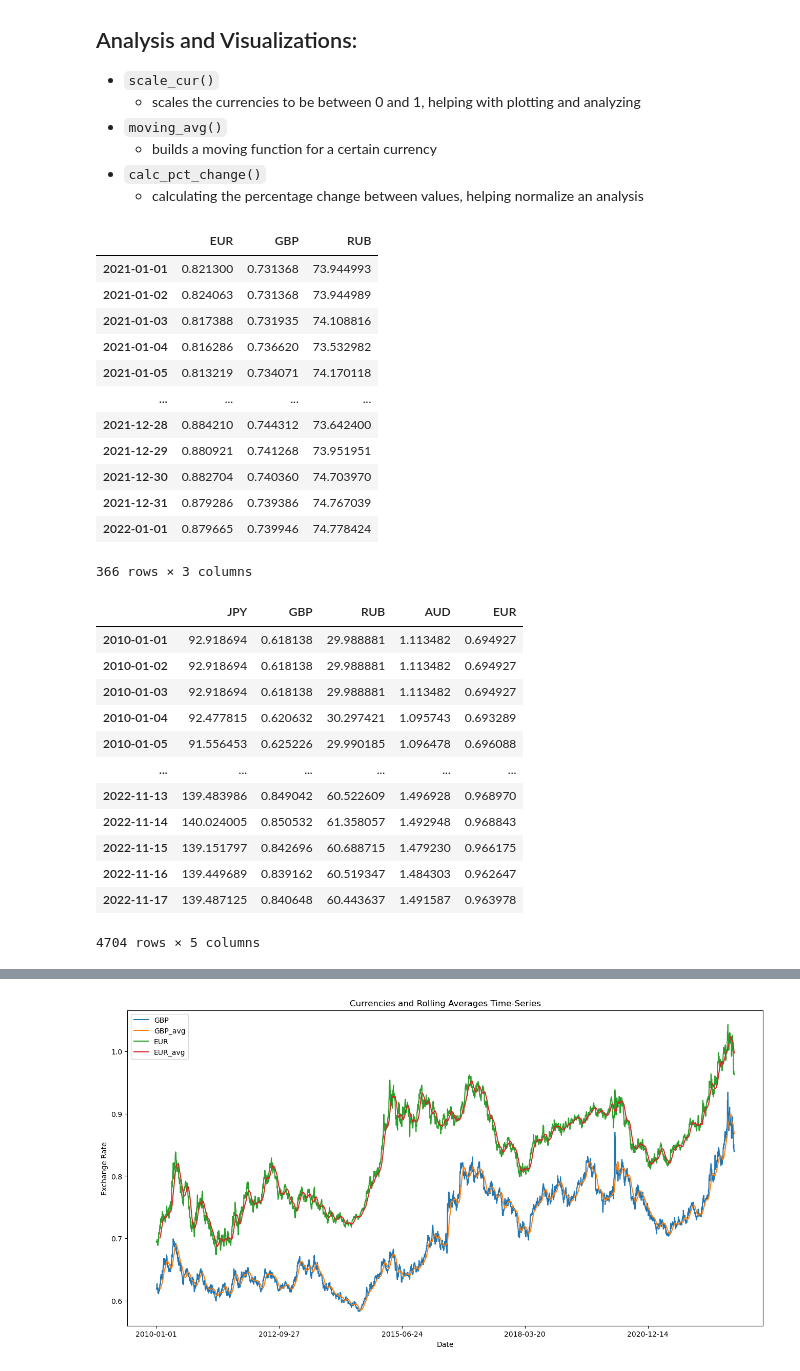
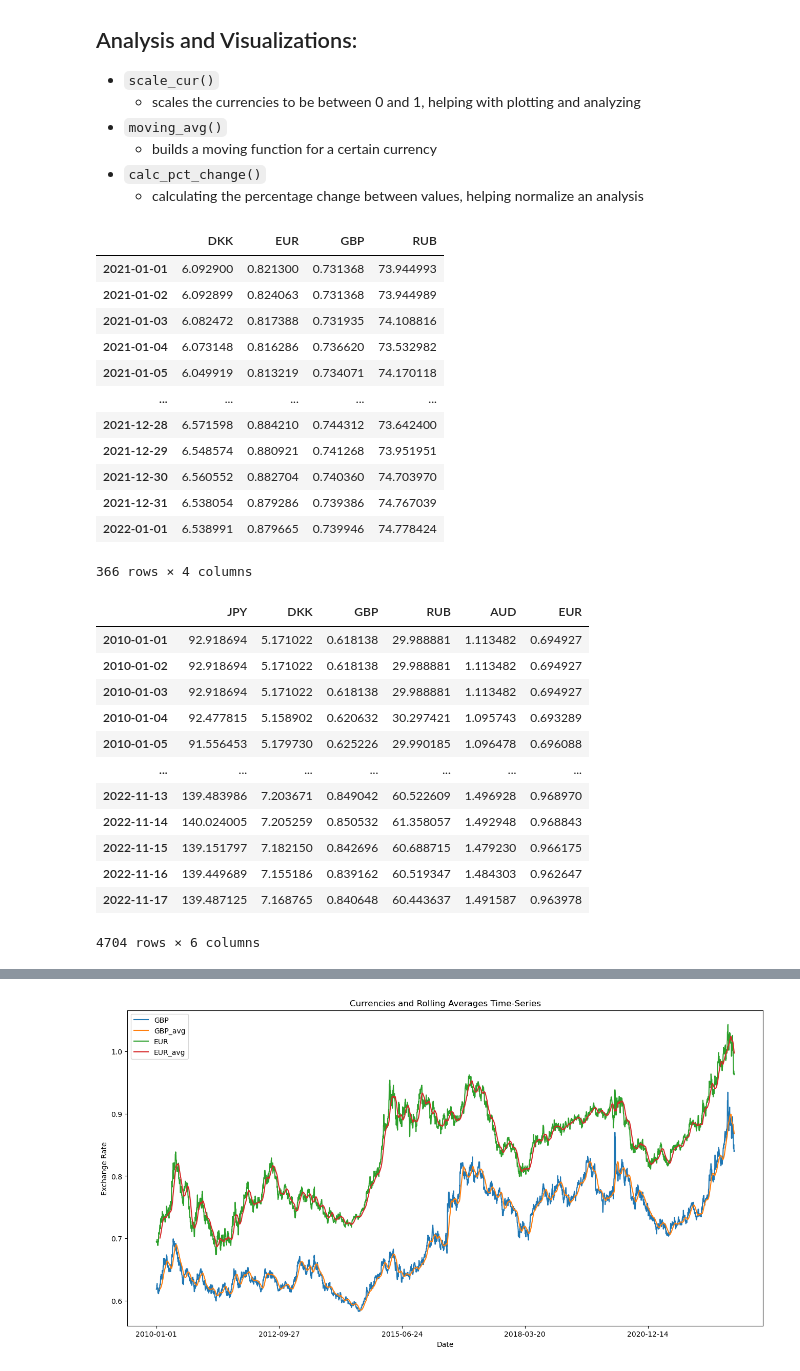
Before and after one commit to pogrebitskiy/Forex_Project, a Jupyter notebook: ML.ipynb, the cells around one changed output, grey strips where cells are left out. Saved outputs shown, nothing was run; the diff lists cells and outputs as text; code cells hidden in the pictures.

```diff
--- a/ML.ipynb
+++ b/ML.ipynb
@@ -82,66 +83,66 @@ def api_req(**kwargs):
 
     return pd.DataFrame(data['rates']).T
 
-api_req(start_date='2021-01-01', end_date='2022-01-01', base='USD', symbols='GBP,RUB,EUR')
+api_req(start_date='2021-01-01', end_date='2022-01-01', base='USD', symbols='GBP,RUB,EUR,DKK')
 # %% [output]
-|  | EUR | GBP | RUB |
-| 2021-01-01 | 0.821300 | 0.731368 | 73.944993 |
-| 2021-01-02 | 0.824063 | 0.731368 | 73.944989 |
-| 2021-01-03 | 0.817388 | 0.731935 | 74.108816 |
-| 2021-01-04 | 0.816286 | 0.736620 | 73.532982 |
-| 2021-01-05 | 0.813219 | 0.734071 | 74.170118 |
-| ... | ... | ... | ... |
-| 2021-12-28 | 0.884210 | 0.744312 | 73.642400 |
-| 2021-12-29 | 0.880921 | 0.741268 | 73.951951 |
-| 2021-12-30 | 0.882704 | 0.740360 | 74.703970 |
-| 2021-12-31 | 0.879286 | 0.739386 | 74.767039 |
-| 2022-01-01 | 0.879665 | 0.739946 | 74.778424 |
+|  | DKK | EUR | GBP | RUB |
+| 2021-01-01 | 6.092900 | 0.821300 | 0.731368 | 73.944993 |
+| 2021-01-02 | 6.092899 | 0.824063 | 0.731368 | 73.944989 |
+| 2021-01-03 | 6.082472 | 0.817388 | 0.731935 | 74.108816 |
+| 2021-01-04 | 6.073148 | 0.816286 | 0.736620 | 73.532982 |
+| 2021-01-05 | 6.049919 | 0.813219 | 0.734071 | 74.170118 |
+| ... | ... | ... | ... | ... |
+| 2021-12-28 | 6.571598 | 0.884210 | 0.744312 | 73.642400 |
+| 2021-12-29 | 6.548574 | 0.880921 | 0.741268 | 73.951951 |
+| 2021-12-30 | 6.560552 | 0.882704 | 0.740360 | 74.703970 |
+| 2021-12-31 | 6.538054 | 0.879286 | 0.739386 | 74.767039 |
+| 2022-01-01 | 6.538991 | 0.879665 | 0.739946 | 74.778424 |
-366 rows × 3 columns
+366 rows × 4 columns
 # %%
 def merge_df_by_years(start_year, end_year, **kwargs):
     '''
     Creates a dataframe containing the exchange rates from the start year to the end year.
     Merge multiple years worth of data into one dataframe from the API call because it limits
     the amount of row in a request.
     :param start_year (int):
     :param end_year (int):
 
     :return: DataFrame
     '''
 
     df_output = pd.DataFrame()
 
     # Iterate through the the desired years
     for year in range(start_year, end_year + 1):
         params = {
             'start_date': f'{year}-01-01',
             'end_date': f'{year}-12-31',
         }
         # Update the params with the other input params
         kwargs.update(params)
         df_year = api_req(**kwargs)
 
         # Stack all the dataframes because of the API limitting
         df_output = pd.concat([df_output, df_year])
     df_output.dropna(inplace=True, axis=0)
     return df_output
 
-df = merge_df_by_years(2010, 2022, symbols='GBP,EUR,RUB,JPY,AUD', base='USD')
+df = merge_df_by_years(2010, 2022, symbols='GBP,EUR,RUB,JPY,AUD,DKK', base='USD')
 df
 # %% [output]
-|  | JPY | GBP | RUB | AUD | EUR |
-| 2010-01-01 | 92.918694 | 0.618138 | 29.988881 | 1.113482 | 0.694927 |
-| 2010-01-02 | 92.918694 | 0.618138 | 29.988881 | 1.113482 | 0.694927 |
-| 2010-01-03 | 92.918694 | 0.618138 | 29.988881 | 1.113482 | 0.694927 |
-| 2010-01-04 | 92.477815 | 0.620632 | 30.297421 | 1.095743 | 0.693289 |
-| 2010-01-05 | 91.556453 | 0.625226 | 29.990185 | 1.096478 | 0.696088 |
-| ... | ... | ... | ... | ... | ... |
-| 2022-11-13 | 139.483986 | 0.849042 | 60.522609 | 1.496928 | 0.968970 |
-| 2022-11-14 | 140.024005 | 0.850532 | 61.358057 | 1.492948 | 0.968843 |
-| 2022-11-15 | 139.151797 | 0.842696 | 60.688715 | 1.479230 | 0.966175 |
-| 2022-11-16 | 139.449689 | 0.839162 | 60.519347 | 1.484303 | 0.962647 |
-| 2022-11-17 | 139.487125 | 0.840648 | 60.443637 | 1.491587 | 0.963978 |
+|  | JPY | DKK | GBP | RUB | AUD | EUR |
+| 2010-01-01 | 92.918694 | 5.171022 | 0.618138 | 29.988881 | 1.113482 | 0.694927 |
+| 2010-01-02 | 92.918694 | 5.171022 | 0.618138 | 29.988881 | 1.113482 | 0.694927 |
+| 2010-01-03 | 92.918694 | 5.171022 | 0.618138 | 29.988881 | 1.113482 | 0.694927 |
+| 2010-01-04 | 92.477815 | 5.158902 | 0.620632 | 30.297421 | 1.095743 | 0.693289 |
+| 2010-01-05 | 91.556453 | 5.179730 | 0.625226 | 29.990185 | 1.096478 | 0.696088 |
+| ... | ... | ... | ... | ... | ... | ... |
+| 2022-11-13 | 139.483986 | 7.203671 | 0.849042 | 60.522609 | 1.496928 | 0.968970 |
+| 2022-11-14 | 140.024005 | 7.205259 | 0.850532 | 61.358057 | 1.492948 | 0.968843 |
+| 2022-11-15 | 139.151797 | 7.182150 | 0.842696 | 60.688715 | 1.479230 | 0.966175 |
+| 2022-11-16 | 139.449689 | 7.155186 | 0.839162 | 60.519347 | 1.484303 | 0.962647 |
+| 2022-11-17 | 139.487125 | 7.168765 | 0.840648 | 60.443637 | 1.491587 | 0.963978 |
-4704 rows × 5 columns
+4704 rows × 6 columns
 # %%
 sns.pairplot(df, diag_kind='kde')
 plt.show()
```
Also changed, not shown: parts of 16 cells of this notebook.
